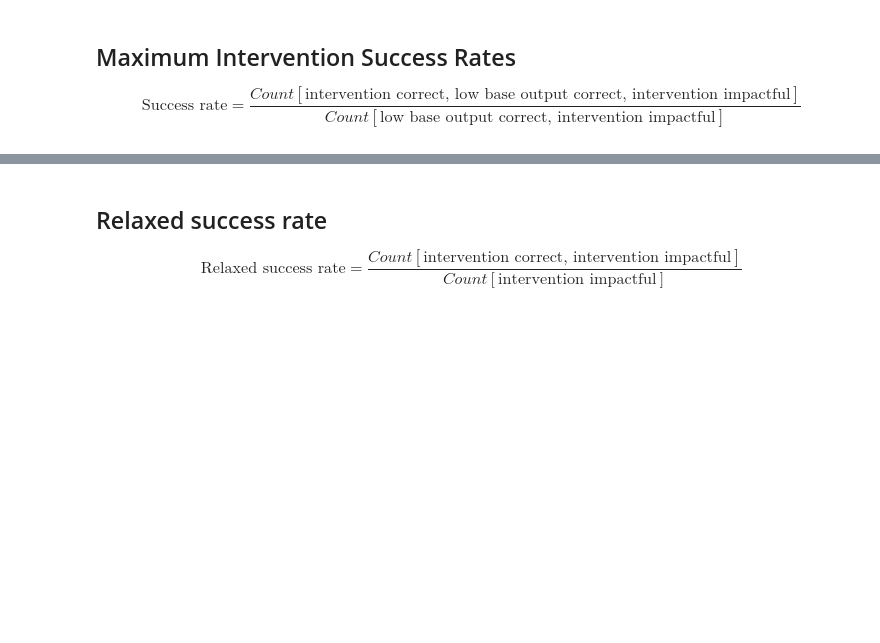
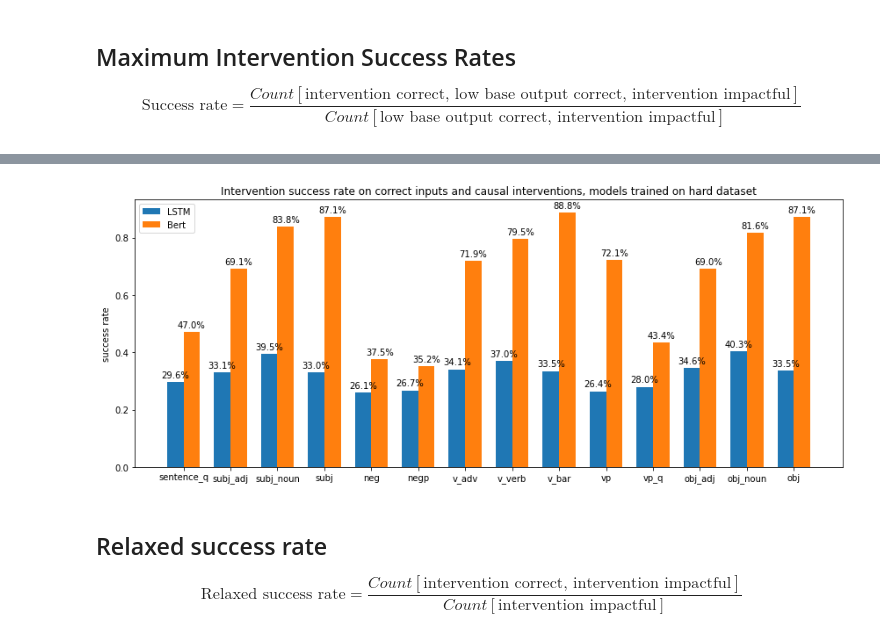
Before and after one commit to atticusg/Interchange, a Jupyter notebook: interchange_analysis.ipynb, the cells around one changed output, grey strips where cells are left out. Drawn from its saved outputs; the diff is of its cells as text; code cells hidden in the pictures; blank space fills up the shorter version.

```diff
--- a/interchange_analysis.ipynb
+++ b/interchange_analysis.ipynb
@@ -584,5 +636,7 @@ plot_max_success_rate(lstm_baseline_data, lstm_easy_data, bert_easy_data, "Inter
 # %%
-plot_max_success_rate(lstm_baseline_data, lstm_hard_data, bert_hard_data, "Intervention success rate on correct inputs and causal interventions, models trained on easy dataset")
+plot_max_success_rate(lstm_baseline_data, lstm_hard_data, bert_hard_data, "Intervention success rate on correct inputs and causal interventions, models trained on hard dataset")
+# %% [output]
+[figure, added]
 # %% [markdown]
 ## Relaxed success rate
 
```
Also changed, not shown: parts of 20 cells of this notebook, 4 other files.
